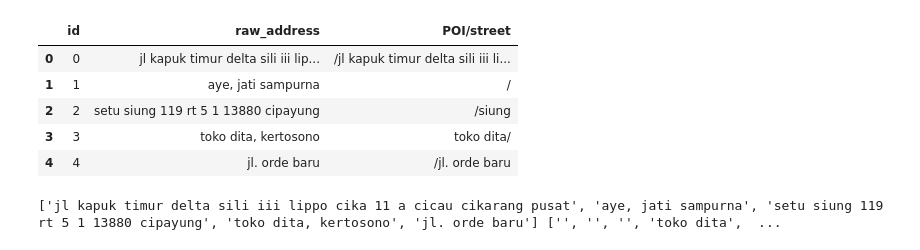
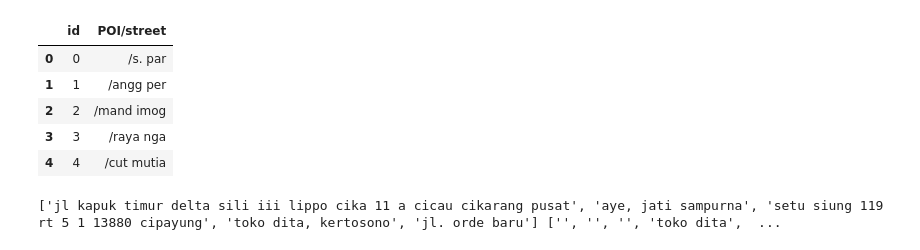
Before and after one commit to qianpeisheng/indo, a Jupyter notebook: create_s_c_train_data.ipynb, the cells around one changed output. Cells and saved outputs as stored; diff of their text form; code cells hidden in the pictures.

```diff
--- a/create_s_c_train_data.ipynb
+++ b/create_s_c_train_data.ipynb
@@ -1,16 +1,16 @@
 # %%
 import pandas as pd
-data = pd.read_csv('train.csv')
+data = pd.read_csv('20210320-024302.csv')
 data.head()
 # do it on token level
 # finer search
 # %% [output]
-|  | id | raw_address | POI/street |
-| 0 | 0 | jl kapuk timur delta sili iii lip... | /jl kapuk timur delta sili iii li... |
-| 1 | 1 | aye, jati sampurna | / |
-| 2 | 2 | setu siung 119 rt 5 1 13880 cipayung | /siung |
-| 3 | 3 | toko dita, kertosono | toko dita/ |
-| 4 | 4 | jl. orde baru | /jl. orde baru |
+|  | id | POI/street |
+| 0 | 0 | /s. par |
+| 1 | 1 | /angg per |
+| 2 | 2 | /mand imog |
+| 3 | 3 | /raya nga |
+| 4 | 4 | /cut mutia |
 # %%
 raw = data['raw_address'].to_list()
 poi_st = data['POI/street'].to_list()
```
Also changed, not shown: parts of 3 cells of this notebook.
